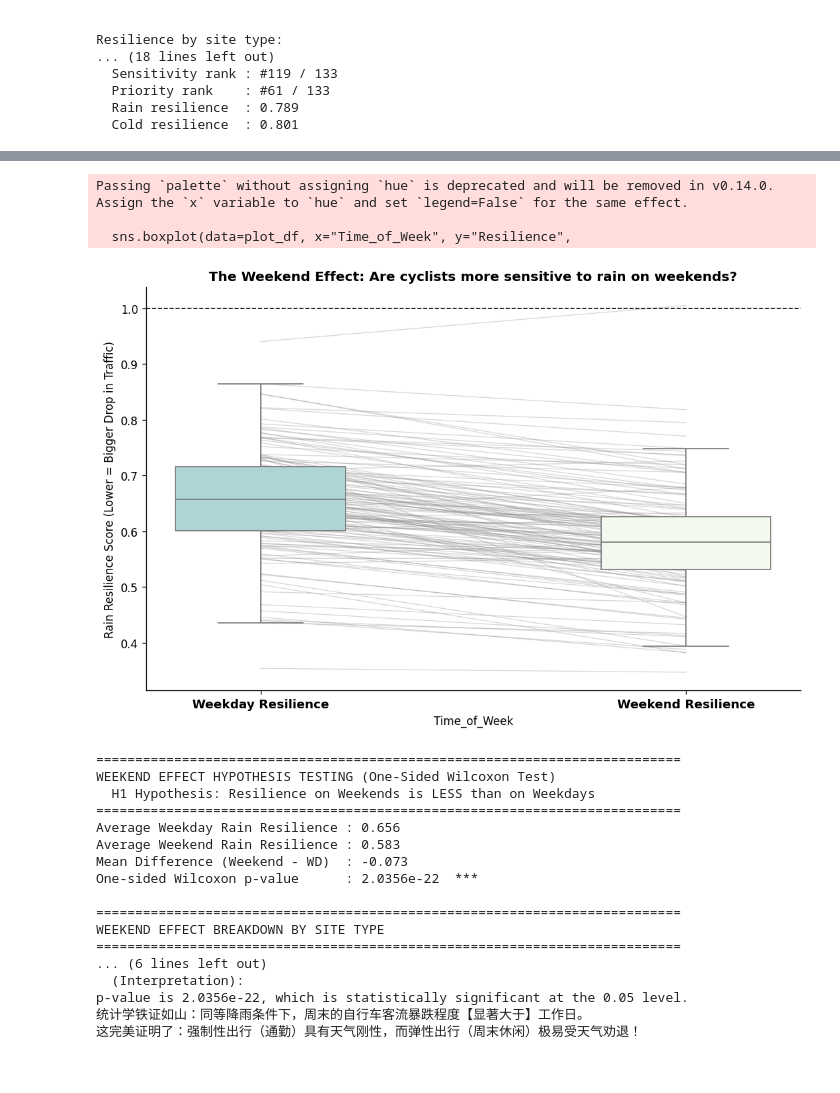
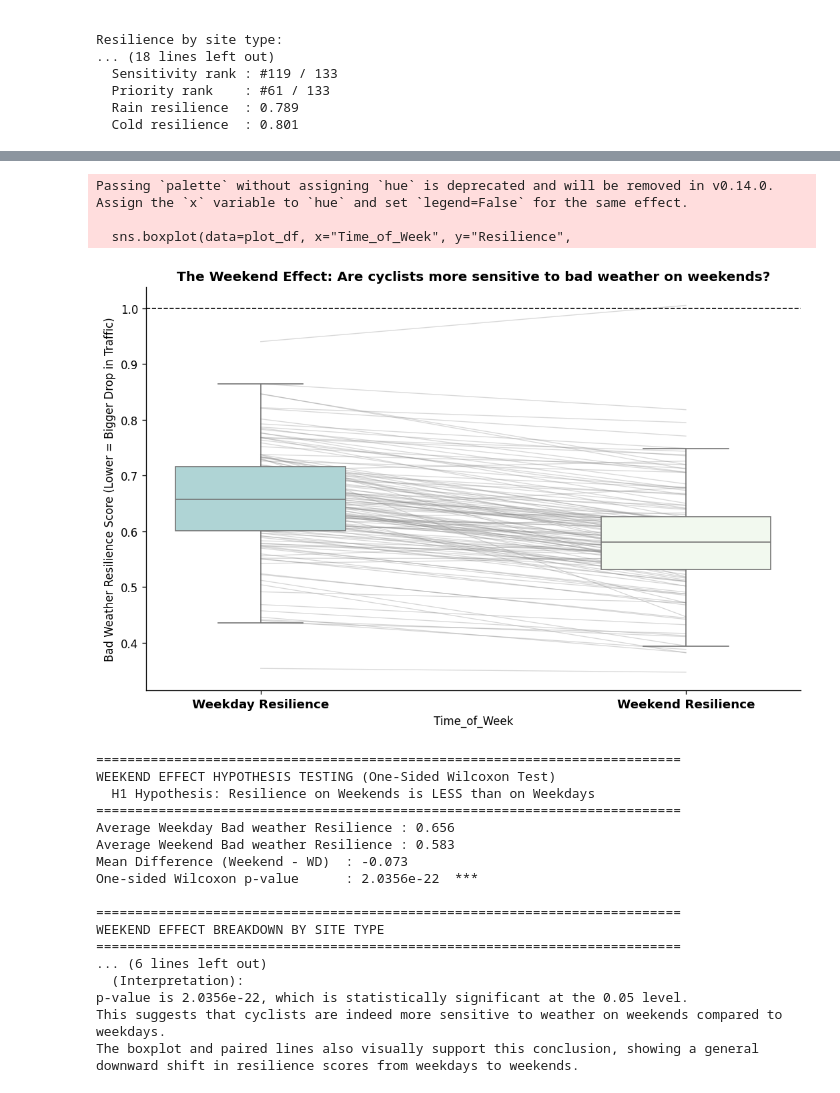
Before and after one commit to Queena34/mda-cycling-weather-group6, a Jupyter notebook: notebooks/09_sensitivity_analysis.ipynb, the cells around one changed output, grey strips where cells are left out. Cells and saved outputs as stored; diff of their text form; code cells hidden in the pictures.

Commit message:
change rain to bad weather

```diff
--- a/notebooks/09_sensitivity_analysis.ipynb
+++ b/notebooks/09_sensitivity_analysis.ipynb
@@ -750,8 +750,8 @@ for idx, row in weekend_res.iterrows():
 
 plt.axhline(1.0, color="black", linestyle="--", linewidth=1, label="No Drop (1.0)")
 plt.xticks([0, 1], ["Weekday Resilience", "Weekend Resilience"], fontsize=11, fontweight="bold")
-plt.ylabel("Rain Resilience Score (Lower = Bigger Drop in Traffic)")
-plt.title("The Weekend Effect: Are cyclists more sensitive to rain on weekends?", fontweight="bold")
+plt.ylabel("Bad Weather Resilience Score (Lower = Bigger Drop in Traffic)")
+plt.title("The Weekend Effect: Are cyclists more sensitive to bad weather on weekends?", fontweight="bold")
 sns.despine()
 plt.tight_layout()
 plt.show()
@@ -761,43 +761,43 @@ print("="*75)
 print("WEEKEND EFFECT HYPOTHESIS TESTING (One-Sided Wilcoxon Test)")
 print("  H1 Hypothesis: Resilience on Weekends is LESS than on Weekdays")
 print("="*75)
 
 s_wd = weekend_res["resilience_weekday"].values
 s_we = weekend_res["resilience_weekend"].values
 
 # alternative='less' means we are testing if s_we is significantly less than s_wd (i.e. worse resilience on weekends)
 stat, p_val = stats.wilcoxon(s_we, s_wd, alternative='less')
 sig = "***" if p_val < 0.01 else ("*" if p_val < 0.05 else "ns")
 
-print(f"Average Weekday Rain Resilience : {s_wd.mean():.3f}")
-print(f"Average Weekend Rain Resilience : {s_we.mean():.3f}")
+print(f"Average Weekday Bad weather Resilience : {s_wd.mean():.3f}")
+print(f"Average Weekend Bad weather Resilience : {s_we.mean():.3f}")
 print(f"Mean Difference (Weekend - WD)  : {s_we.mean() - s_wd.mean():+.3f}")
 print(f"One-sided Wilcoxon p-value      : {p_val:.4e}  {sig}")
 
 # ── 4. What site types are most affected? ─────────────────────────
 print("\n" + "="*75)
 print("WEEKEND EFFECT BREAKDOWN BY SITE TYPE")
 print("="*75)
 groupby_type = weekend_res.groupby("site_type")[["resilience_weekday", "resilience_weekend"]].mean()
 groupby_type["Diff (Weekend Drop)"] = groupby_type["resilience_weekend"] - groupby_type["resilience_weekday"]
 print(groupby_type.round(3))
 
 print("\n  (Interpretation):")
 if p_val < 0.05:
     print(f"p-value is {p_val:.4e}, which is statistically significant at the 0.05 level.")
-    print("This suggests that cyclists are indeed more sensitive to rain on weekends compared to weekdays.")
+    print("This suggests that cyclists are indeed more sensitive to weather on weekends compared to weekdays.")
     print("The boxplot and paired lines also visually support this conclusion, showing a general downward shift in resilience scores from weekdays to weekends.")
 # %% [output]
 Passing `palette` without assigning `hue` is deprecated and will be removed in v0.14.0. Assign the `x` variable to `hue` and set `legend=False` for the same effect.
 
   sns.boxplot(data=plot_df, x="Time_of_Week", y="Resilience",
-[figure, old version]
+[figure, new version]
 ===========================================================================
 WEEKEND EFFECT HYPOTHESIS TESTING (One-Sided Wilcoxon Test)
   H1 Hypothesis: Resilience on Weekends is LESS than on Weekdays
 ===========================================================================
-Average Weekday Rain Resilience : 0.656
-Average Weekend Rain Resilience : 0.583
+Average Weekday Bad weather Resilience : 0.656
+Average Weekend Bad weather Resilience : 0.583
 Mean Difference (Weekend - WD)  : -0.073
 One-sided Wilcoxon p-value      : 2.0356e-22  ***
 
@@ -807,5 +807,5 @@ WEEKEND EFFECT BREAKDOWN BY SITE TYPE
 ... (6 lines left out)
   (Interpretation):
 p-value is 2.0356e-22, which is statistically significant at the 0.05 level.
-统计学铁证如山：同等降雨条件下，周末的自行车客流暴跌程度【显著大于】工作日。
-这完美证明了：强制性出行（通勤）具有天气刚性，而弹性出行（周末休闲）极易受天气劝退！
+This suggests that cyclists are indeed more sensitive to weather on weekends compared to weekdays.
+The boxplot and paired lines also visually support this conclusion, showing a general downward shift in resilience scores from weekdays to weekends.
```
